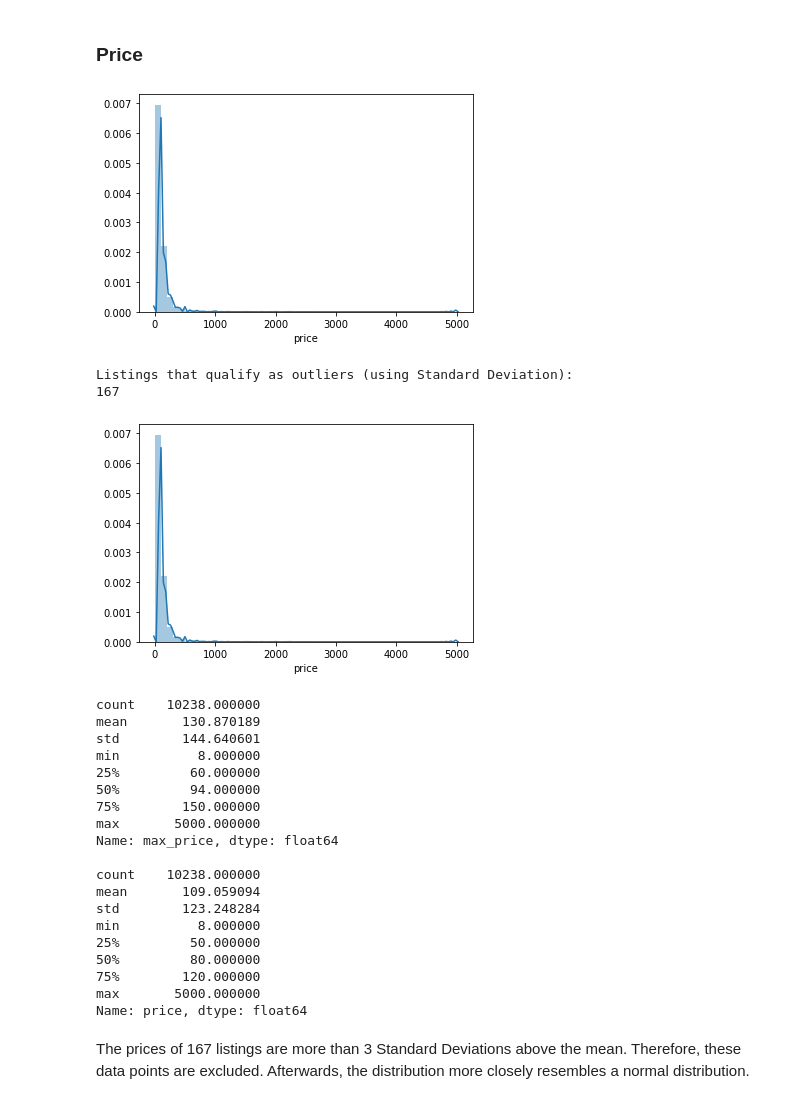
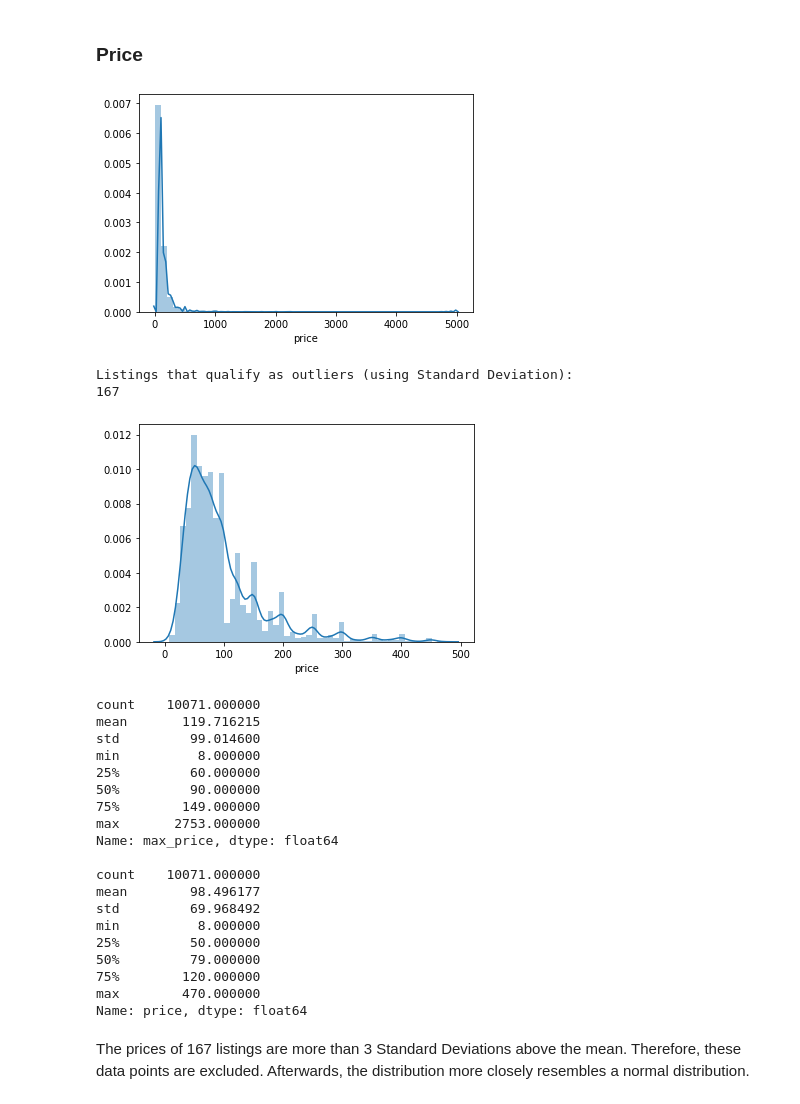
Before and after one commit to dschweim/DataMiningAirbnb, a Jupyter notebook: AirbnbMunich.ipynb, the cells around one changed output. Drawn from its saved outputs; the diff is of its cells as text; code cells hidden in the pictures.

Commit message:
Revert "Change name munich in munihc_preprocessed"
This reverts commit 524ca5150f0ab54cf2c78f35afa0779dc34fa3d1.

```diff
--- a/AirbnbMunich.ipynb
+++ b/AirbnbMunich.ipynb
@@ -129,62 +129,62 @@ Name: zipcode, Length: 167, dtype: int64
 ### Price
 # %%
 # convert column price and extra people to float values without leading $ sign
-munich_preprocessed['price'] = munich_preprocessed['price'].replace( '[\$,)]','', regex=True ).astype(float)
-munich_preprocessed['extra_people'] = munich_preprocessed['extra_people'].replace( '[\$,)]','', regex=True ).astype(float)
+munich['price'] = munich['price'].replace( '[\$,)]','', regex=True ).astype(float)
+munich['extra_people'] = munich['extra_people'].replace( '[\$,)]','', regex=True ).astype(float)
 
 #examine distribution
-sns.distplot(munich_preprocessed['price'])
+sns.distplot(munich['price'])
 plt.show()
 
 #outlier detection
-price_std = np.std(munich_preprocessed['price'])
-price_mean = np.mean(munich_preprocessed['price'])
+price_std = np.std(munich['price'])
+price_mean = np.mean(munich['price'])
 print("Listings that qualify as outliers (using Standard Deviation):")
-print(munich_preprocessed[munich_preprocessed['price'] > (price_mean + (3*price_std))]['price'].count())
-munich = munich_preprocessed[munich_preprocessed['price'] <= (price_mean + (3*price_std))]
+print(munich[munich['price'] > (price_mean + (3*price_std))]['price'].count())
+munich = munich[munich['price'] <= (price_mean + (3*price_std))]
 
 #examine distribution again
-sns.distplot(munich_preprocessed['price'])
+sns.distplot(munich['price'])
 plt.show()
 
 #create variable accounting for maximium price of each listing
-for i, row in munich_preprocessed.iterrows():
+for i, row in munich.iterrows():
     if row.guests_included < row.accommodates:
-        munich_preprocessed.loc[i, 'max_price'] = row.price + (row.accommodates - row.guests_included) * row.extra_people
+        munich.loc[i, 'max_price'] = row.price + (row.accommodates - row.guests_included) * row.extra_people
     else:
-        munich_preprocessed.loc[i, 'max_price'] = row.price
+        munich.loc[i, 'max_price'] = row.price
 
-print(munich_preprocessed['max_price'].describe())
+print(munich['max_price'].describe())
 print()
-print(munich_preprocessed['price'].describe())
+print(munich['price'].describe())
 
-munich_preprocessed = munich_preprocessed.drop(columns = ['guests_included', 'extra_people'])
+munich = munich.drop(columns = ['guests_included', 'extra_people'])
 
 #scaler = preprocessing.StandardScaler()
 #munich[['price', 'max_price']] = scaler.fit_transform(munich[['price', 'max_price']])
 # %% [output]
 [figure]
 Listings that qualify as outliers (using Standard Deviation):
 167
-[figure, old version]
+[figure, new version]
-count    10238.000000
-mean       130.870189
-std        144.640601
+count    10071.000000
+mean       119.716215
+std         99.014600
 min          8.000000
 25%         60.000000
-50%         94.000000
-75%        150.000000
-max       5000.000000
+50%         90.000000
+75%        149.000000
+max       2753.000000
 Name: max_price, dtype: float64
 
-count    10238.000000
-mean       109.059094
-std        123.248284
+count    10071.000000
+mean        98.496177
+std         69.968492
 min          8.000000
 25%         50.000000
-50%         80.000000
+50%         79.000000
 75%        120.000000
-max       5000.000000
+max        470.000000
 Name: price, dtype: float64
 # %% [markdown]
 The prices of 167 listings are more than 3 Standard Deviations above the mean. Therefore, these data points are excluded. Afterwards, the distribution more closely resembles a normal distribution.
```
